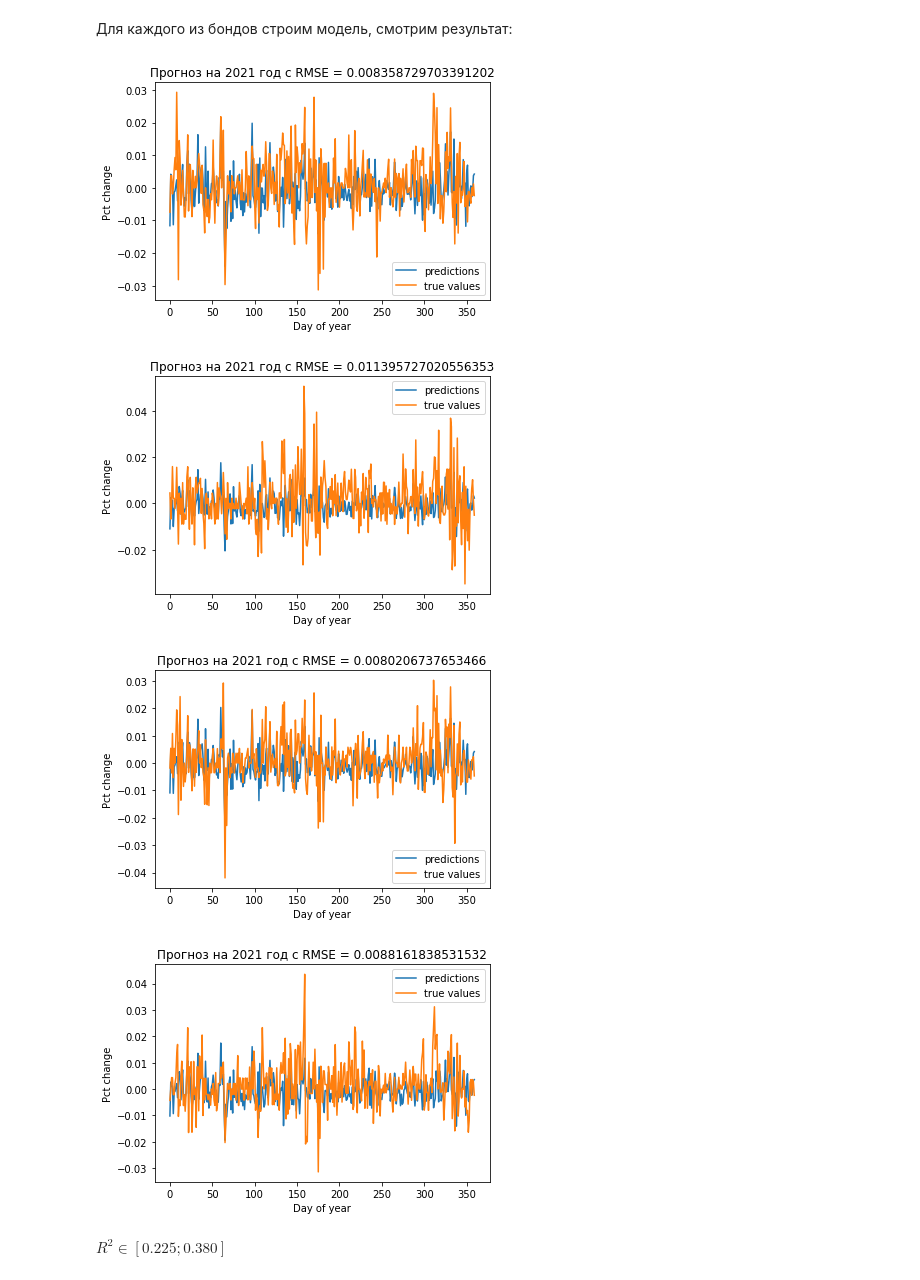
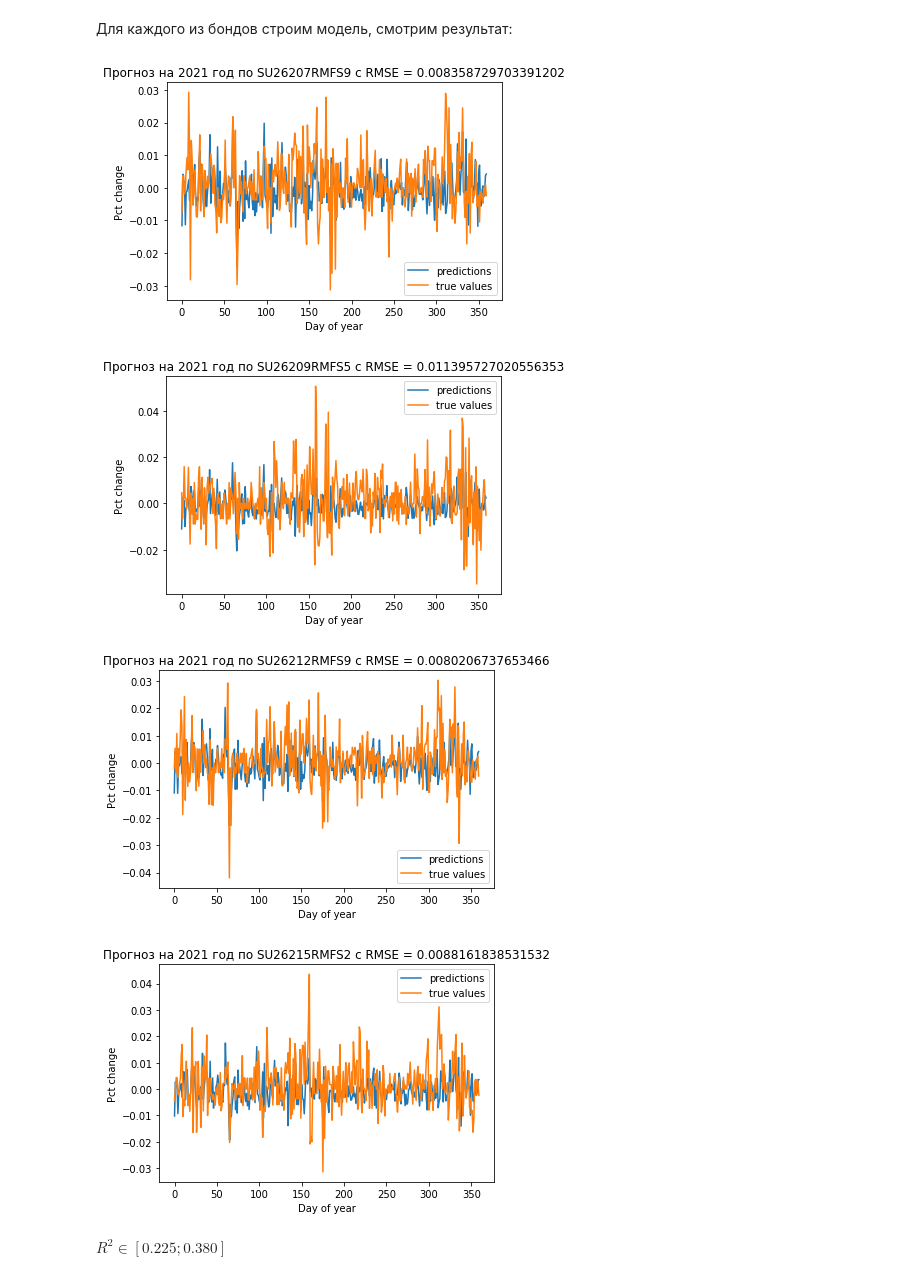
Before and after one commit to gaarutyunov/market-risk, a Jupyter notebook: notebooks/real_prices.ipynb, the cells around one changed output. Cells and saved outputs as stored; diff of their text form; code cells hidden in the pictures.

```diff
--- a/notebooks/real_prices.ipynb
+++ b/notebooks/real_prices.ipynb
@@ -62,35 +62,35 @@ reses_bonds, preds_bonds = [], []
 # %%
 for i, _ in enumerate(bonds_y):
     # Для саммари
     model = sm.OLS(bonds_y[i].values, risks)
     res = model.fit()
     reses_bonds.append(res.summary())
 
     # Для валидации
     model_val = sm.OLS(bonds_y[i].values[:-360], risks.to_numpy()[:-360])
     model_val = model_val.fit()
 
     ypred = model_val.predict(risks.to_numpy()[-360:])
     preds_bonds.append(ypred)
 
     try:
         error_i = mean_squared_error(bonds_y[i].values[-360:], ypred, squared=False)
     except:
         pass
     else:
         plt.figure()
         plt.plot(preds_bonds[-1], label = 'predictions')
         plt.plot(bonds_y[i].values[-360:], label = 'true values')
-        plt.title('Прогноз на 2021 год с RMSE = {}'.format(error_i))
+        plt.title('Прогноз на 2021 год по {} с RMSE = {}'.format(bonds[i], error_i))
         plt.xlabel('Day of year')
         plt.ylabel('Pct change')
         plt.legend()
         plt.show()
 # %% [output]
-[figure, old version]
+[figure, new version]
-[figure, old version]
+[figure, new version]
-[figure, old version]
+[figure, new version]
-[figure, old version]
+[figure, new version]
 # %% [markdown]
 $R^2 \in [0.225;0.380]$
 # %%
```
Also changed, not shown: parts of 8 cells of this notebook.
